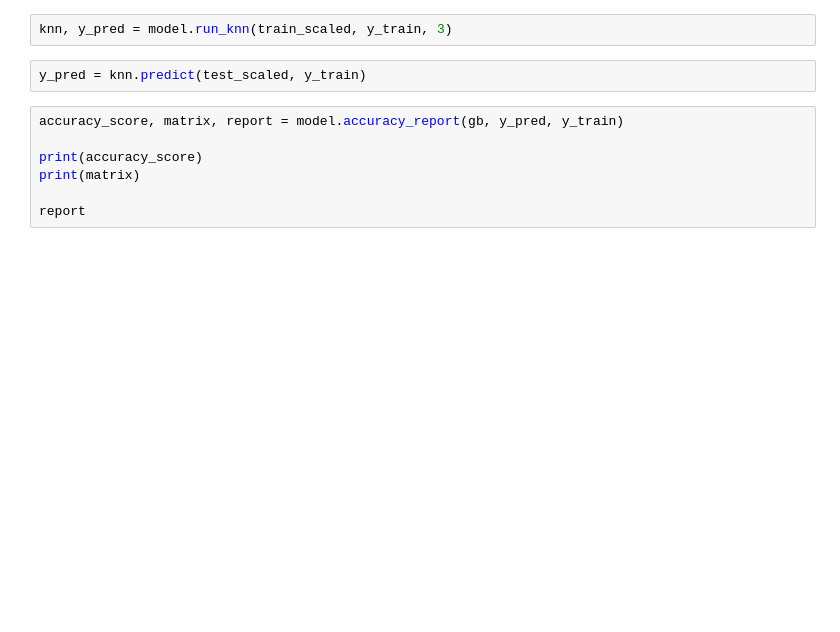
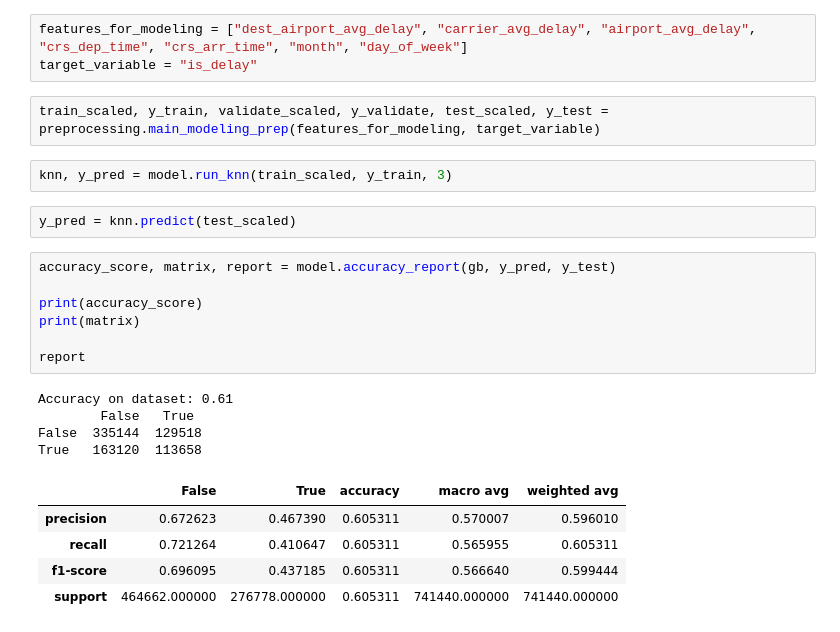
Before and after one commit to guedanie/flight_delay_predictor, a Jupyter notebook: flight_delay_predictor.ipynb, the cells around one changed output. Saved outputs shown, nothing was run; the diff lists cells and outputs as text; blank space fills up the shorter version.

```diff
--- a/flight_delay_predictor.ipynb
+++ b/flight_delay_predictor.ipynb
@@ -783,13 +773,28 @@ True   113474  12429
 # %% [markdown]
 # Evaluate
+# %%
+features_for_modeling = ["dest_airport_avg_delay", "carrier_avg_delay", "airport_avg_delay", "crs_dep_time", "crs_arr_time", "month", "day_of_week"]
+target_variable = "is_delay"
+# %%
+train_scaled, y_train, validate_scaled, y_validate, test_scaled, y_test = preprocessing.main_modeling_prep(features_for_modeling, target_variable)
 # %%
 knn, y_pred = model.run_knn(train_scaled, y_train, 3)
 # %%
-y_pred = knn.predict(test_scaled, y_train)
+y_pred = knn.predict(test_scaled)
 # %%
-accuracy_score, matrix, report = model.accuracy_report(gb, y_pred, y_train)
+accuracy_score, matrix, report = model.accuracy_report(gb, y_pred, y_test)
 
 print(accuracy_score)
 print(matrix)
 
 report
+# %% [output]
+Accuracy on dataset: 0.61
+        False   True
+False  335144  129518
+True   163120  113658
+|  | False | True | accuracy | macro avg | weighted avg |
+| precision | 0.672623 | 0.467390 | 0.605311 | 0.570007 | 0.596010 |
+| recall | 0.721264 | 0.410647 | 0.605311 | 0.565955 | 0.605311 |
+| f1-score | 0.696095 | 0.437185 | 0.605311 | 0.566640 | 0.599444 |
+| support | 464662.000000 | 276778.000000 | 0.605311 | 741440.000000 | 741440.000000 |
```
Also changed, not shown: parts of 31 cells of this notebook.
